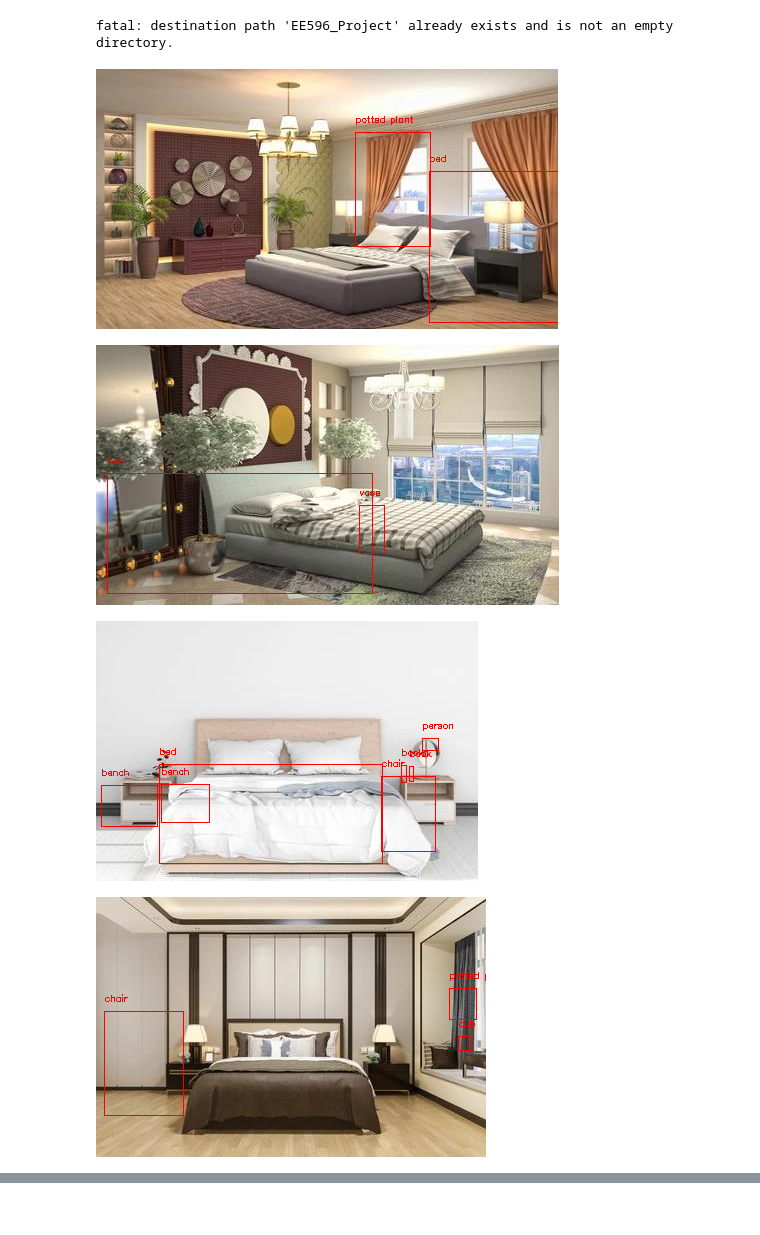
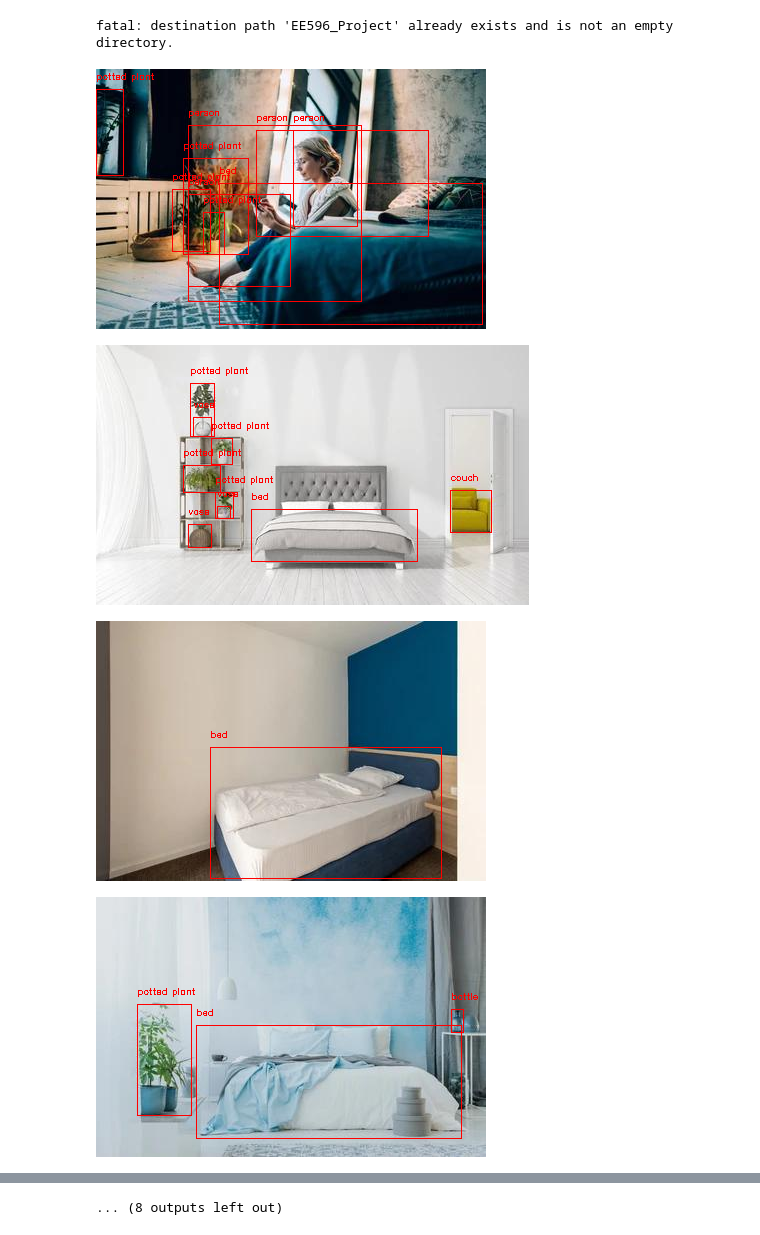
Before and after one commit to darisoy/EE596_Project, a Jupyter notebook: testing_fasterRCNN.ipynb, the cells around one changed output, grey strips where cells are left out. Saved outputs shown, nothing was run; the diff lists cells and outputs as text; code cells hidden in the pictures.

```diff
--- a/testing_fasterRCNN.ipynb
+++ b/testing_fasterRCNN.ipynb
@@ -18,7 +19,7 @@ device = torch.device("cuda" if torch.cuda.is_available() else "cpu")
 # %% [output]
 fatal: destination path 'EE596_Project' already exists and is not an empty directory.
 # %%
-model = torchvision.models.detection.fasterrcnn_resnet50_fpn(pretrained=True, min_size=1000).to(device)
+model = torchvision.models.detection.maskrcnn_resnet50_fpn(pretrained=True, min_size=1000).to(device)
 # %%
 coco_names = [
     '__background__', 'person', 'bicycle', 'car', 'motorcycle', 'airplane', 'bus',
@@ -53,19 +54,16 @@ def draw_boxes(image, img, thres=0.5):
             (x,y,w,h) = box
             x,y,w,h = int(x), int(y), int(w), int(h)
             img = cv2.rectangle(img, (x, y), (w, h), (0, 0, 255), 1)
-            cv2.putText(img, COCO_INSTANCE_CATEGORY_NAMES[label], (x, y-10), cv2.FONT_HERSHEY_SIMPLEX, 0.3, (0,0,255), 1)
+            cv2.putText(img, coco_names[label], (x, y-10), cv2.FONT_HERSHEY_SIMPLEX, 0.3, (0,0,255), 1)
 
     cv2_imshow(img)
 # %%
-image = glob.glob("/content/EE596_Project/data/furnished/*jpg")
-# for i in random.sample(range(0, len(images)), 20):
-for i in range(0, 10):
-    model.eval()
-    with torch.no_grad():
-        img = cv2.imread('/content/EE596_Project/data/furnished/'+str(i)+'.jpg')
-        draw_boxes(images[i], img, thres=0.7)
+for i in random.sample(range(0, 1000), 20):
+    images = glob.glob('/content/EE596_Project/data/furnished/'+str(i)+'.jpg')
+    img = cv2.imread('/content/EE596_Project/data/furnished/'+str(i)+'.jpg')
+    draw_boxes(images[0], img, thres=0.7)
 # %% [output]
-[figure, old version]
+[figure, new version]
-[figure, old version]
+[figure, new version]
-[figure, old version]
+[figure, new version]
-[figure, old version]
+[figure, new version]
@@ -77,0 +78 @@ for i in range(0, 10):
+... (8 outputs left out)
```
Also changed, not shown: parts of 4 cells of this notebook.
